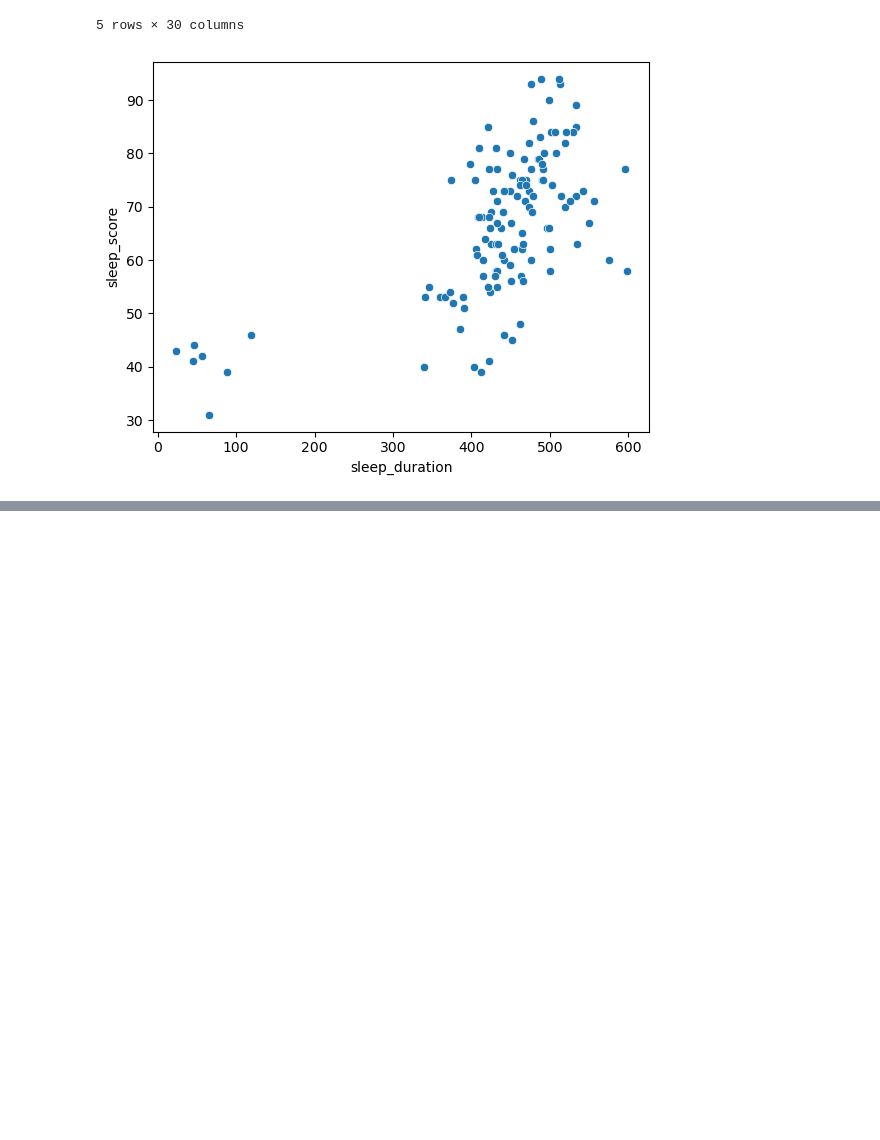
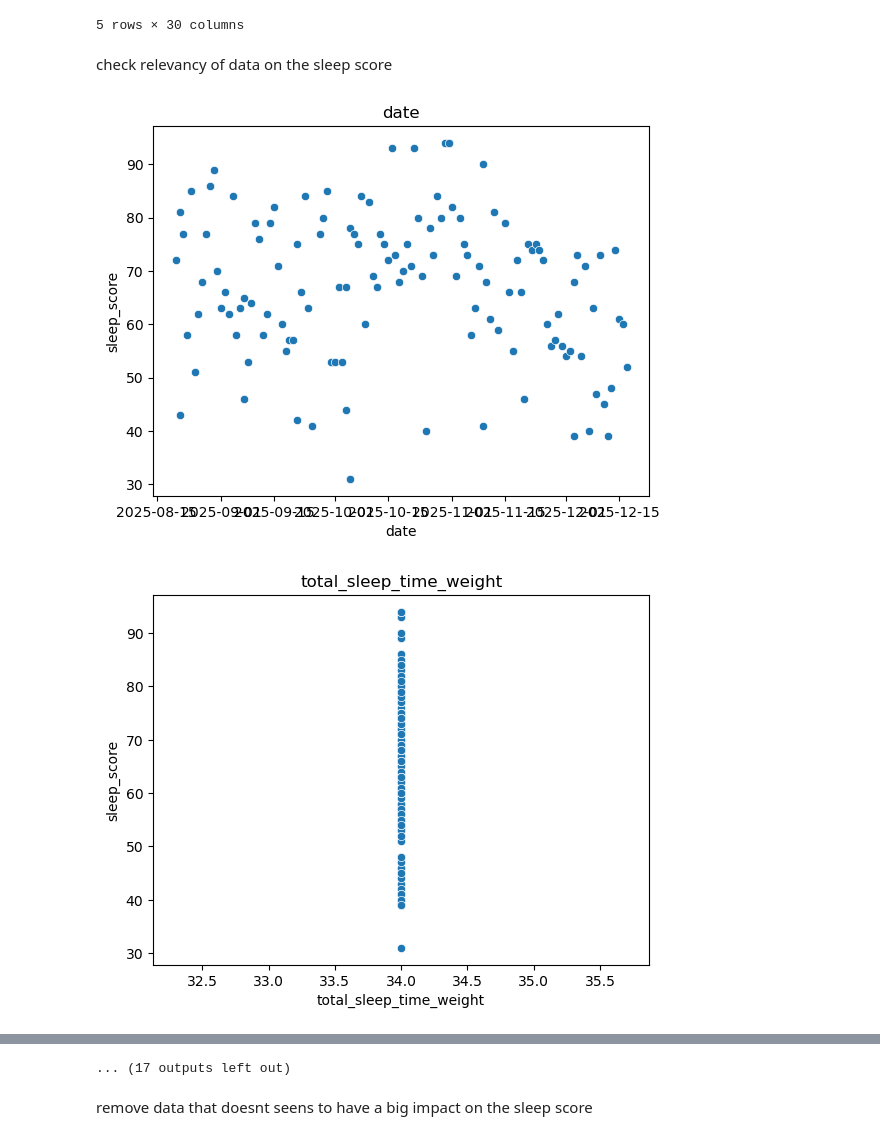
Before and after one commit to Danilo994/SleepAnalysis, a Jupyter notebook: Health_Sleep.ipynb, the cells around one changed output, grey strips where cells are left out. Drawn from its saved outputs; the diff is of its cells as text; code cells hidden in the pictures; blank space fills up the shorter version.

Commit message:
clean data

```diff
--- a/Health_Sleep.ipynb
+++ b/Health_Sleep.ipynb
@@ -66,8 +68,13 @@ df.head()
 | 3 | 2025-08-22 | 34 | 70.0 | 9 | 15 | 25 | 22 | ... |
 | 4 | 2025-08-23 | 34 | 64.0 | 8 | 4 | 4 | 58 | ... |
 5 rows × 30 columns
+# %% [markdown]
+check relevancy of data on the sleep score
 # %%
-sns.scatterplot(data=df, x="sleep_duration", y="sleep_score")
-plt.show()
+for label in df.columns[:-1]:
+    sns.scatterplot(data=df, x=label, y="sleep_score")
+    plt.title(label)
+    plt.show()
 # %% [output]
-[figure, old version]
+[figure, new version]
+[figure, added]
@@ -73,0 +91,3 @@ plt.show()
+... (17 outputs left out)
+# %% [markdown]
+remove data that doesnt seens to have a big impact on the sleep score
```
Also changed, not shown: parts of 4 cells of this notebook.
